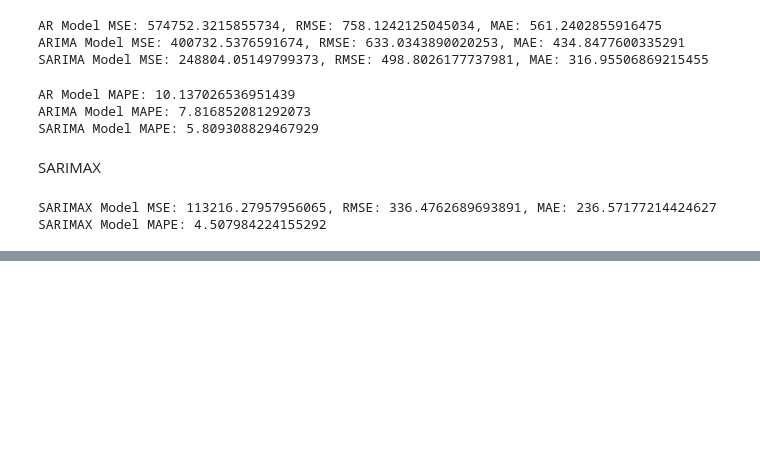
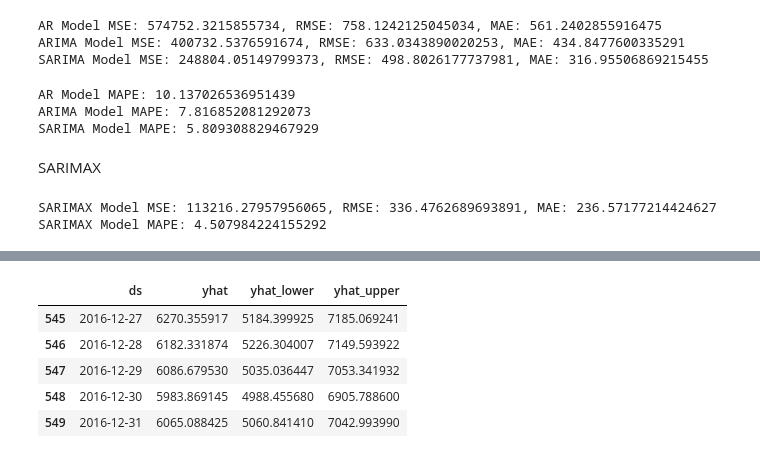
Before and after one commit to atomikkus/time_series, a Jupyter notebook: adease.ipynb, the cells around one changed output, grey strips where cells are left out. Drawn from its saved outputs; the diff is of its cells as text; code cells hidden in the pictures; blank space fills up the shorter version.

```diff
--- a/adease.ipynb
+++ b/adease.ipynb
@@ -490,0 +513,11 @@ import prophet as pt
+# %%
+# Make predictions for the future dates
+forecast = model.predict(future)
+forecast[['ds', 'yhat', 'yhat_lower', 'yhat_upper']].tail()
+# %% [output]
+|  | ds | yhat | yhat_lower | yhat_upper |
+| 545 | 2016-12-27 | 6270.355917 | 5184.399925 | 7185.069241 |
+| 546 | 2016-12-28 | 6182.331874 | 5226.304007 | 7149.593922 |
+| 547 | 2016-12-29 | 6086.679530 | 5035.036447 | 7053.341932 |
+| 548 | 2016-12-30 | 5983.869145 | 4988.455680 | 6905.788600 |
+| 549 | 2016-12-31 | 6065.088425 | 5060.841410 | 7042.993990 |
```
Also changed, not shown: parts of 8 cells of this notebook.
